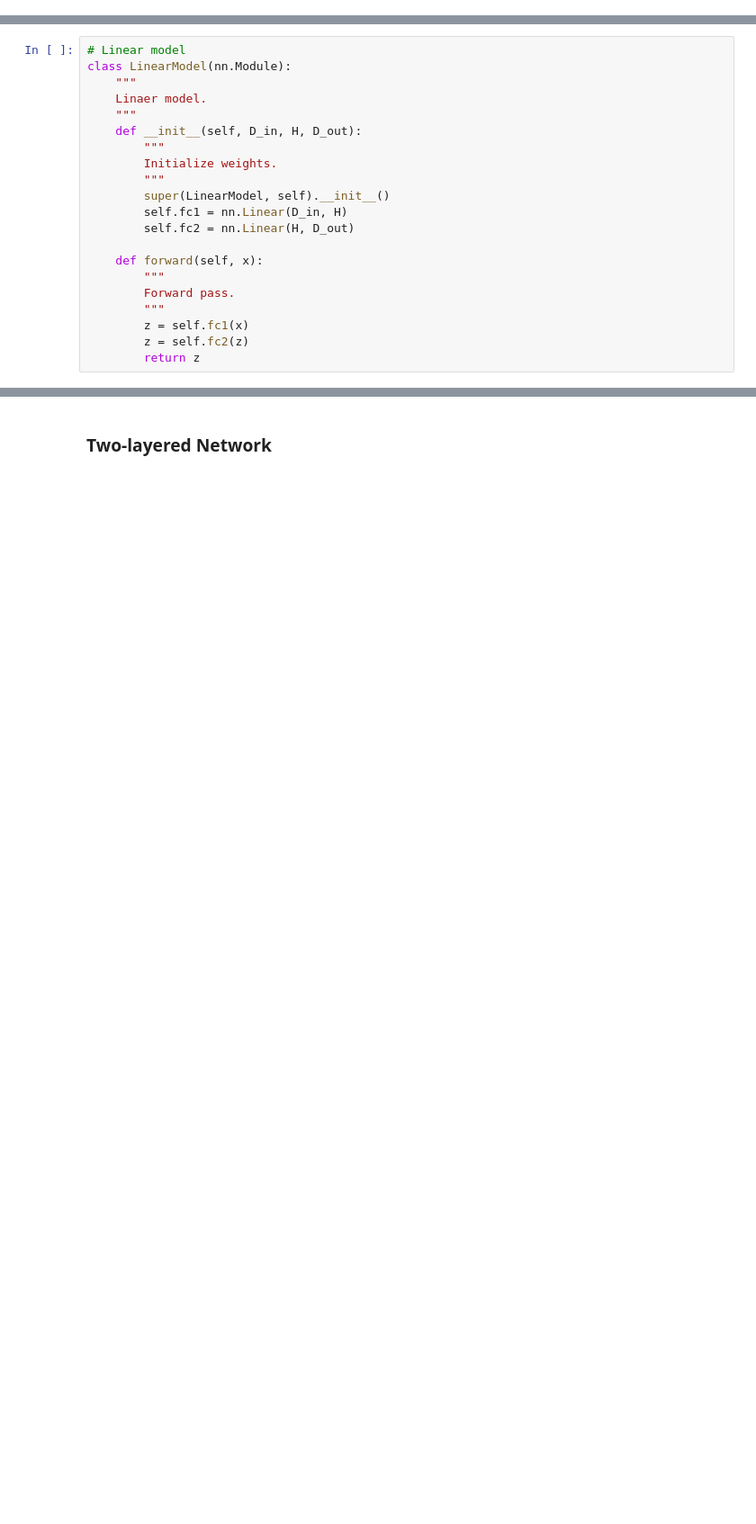
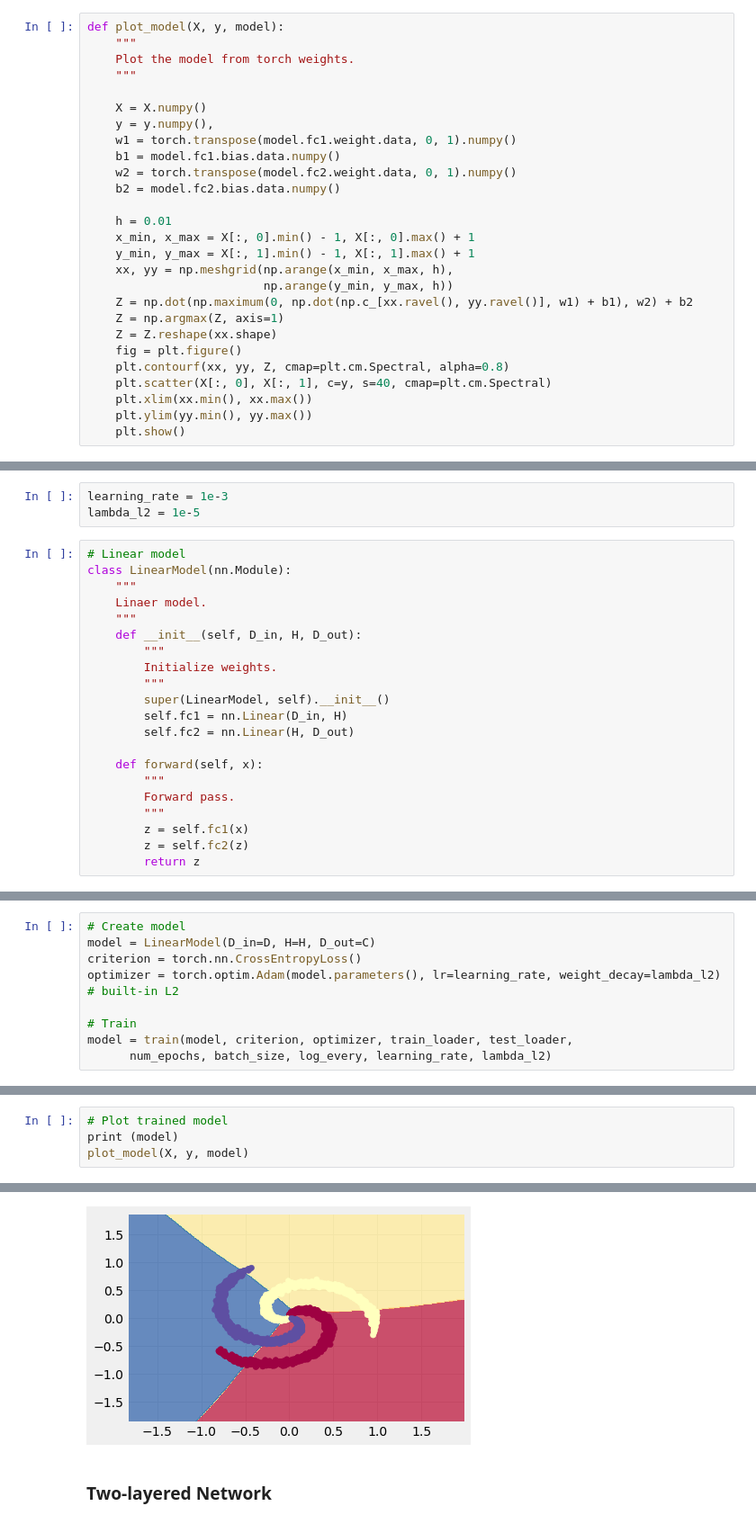
Before and after one commit to GokuMohandas/oreilly-pytorch, a Jupyter notebook: code/lesson1.ipynb, the cells around one changed output, grey strips where cells are left out. Shown at 90% size. Saved outputs shown, nothing was run; the diff lists cells and outputs as text; blank space fills up the shorter version.

```diff
--- a/code/lesson1.ipynb
+++ b/code/lesson1.ipynb
@@ -114,2 +286,29 @@ test_loader = torch.utils.data.DataLoader(test_data, batch_size=batch_size)
+# %%
+def plot_model(X, y, model):
+    """
+    Plot the model from torch weights.
+    """
+
+    X = X.numpy()
+    y = y.numpy(),
+    w1 = torch.transpose(model.fc1.weight.data, 0, 1).numpy()
+    b1 = model.fc1.bias.data.numpy()
+    w2 = torch.transpose(model.fc2.weight.data, 0, 1).numpy()
+    b2 = model.fc2.bias.data.numpy()
+
+    h = 0.01
+    x_min, x_max = X[:, 0].min() - 1, X[:, 0].max() + 1
+    y_min, y_max = X[:, 1].min() - 1, X[:, 1].max() + 1
+    xx, yy = np.meshgrid(np.arange(x_min, x_max, h),
+                         np.arange(y_min, y_max, h))
+    Z = np.dot(np.maximum(0, np.dot(np.c_[xx.ravel(), yy.ravel()], w1) + b1), w2) + b2
+    Z = np.argmax(Z, axis=1)
+    Z = Z.reshape(xx.shape)
+    fig = plt.figure()
+    plt.contourf(xx, yy, Z, cmap=plt.cm.Spectral, alpha=0.8)
+    plt.scatter(X[:, 0], X[:, 1], c=y, s=40, cmap=plt.cm.Spectral)
+    plt.xlim(xx.min(), xx.max())
+    plt.ylim(yy.min(), yy.max())
+    plt.show()
 # %% [markdown]
 ### Linear model
@@ -118,3 +315,6 @@ learning_rate = 1.0
+# %%
+learning_rate = 1e-3
+lambda_l2 = 1e-5
 # %%
 # Linear model
 class LinearModel(nn.Module):
@@ -252,0 +339,9 @@ plot_model(X.numpy(), y.numpy(),
+# %%
+# Create model
+model = LinearModel(D_in=D, H=H, D_out=C)
+criterion = torch.nn.CrossEntropyLoss()
+optimizer = torch.optim.Adam(model.parameters(), lr=learning_rate, weight_decay=lambda_l2) # built-in L2
+
+# Train
+model = train(model, criterion, optimizer, train_loader, test_loader,
+      num_epochs, batch_size, log_every, learning_rate, lambda_l2)
@@ -252,0 +363,5 @@ plot_model(X.numpy(), y.numpy(),
+# %%
+# Plot trained model
+print (model)
+plot_model(X, y, model)
+# %% [output]
@@ -253,3 +372,4 @@ plot_model(X.numpy(), y.numpy(),
+[figure, added]
 # %% [markdown]
 ### Two-layered Network
 # %%
```
Also changed, not shown: parts of 43 cells of this notebook.
